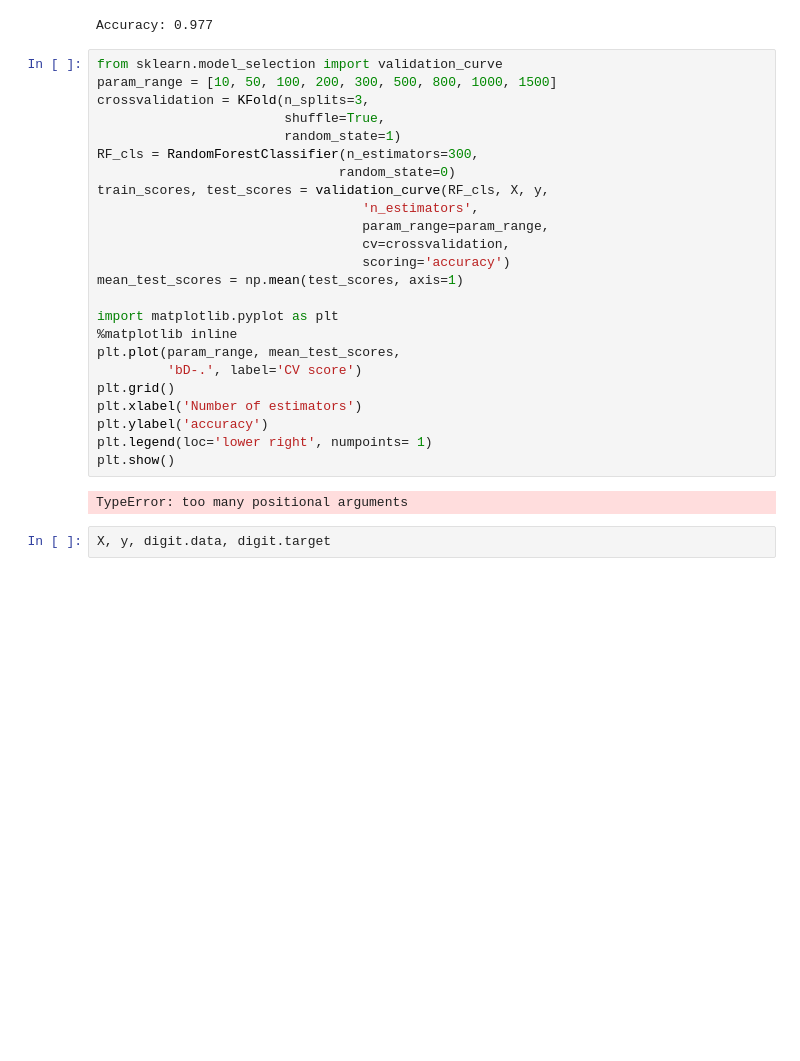
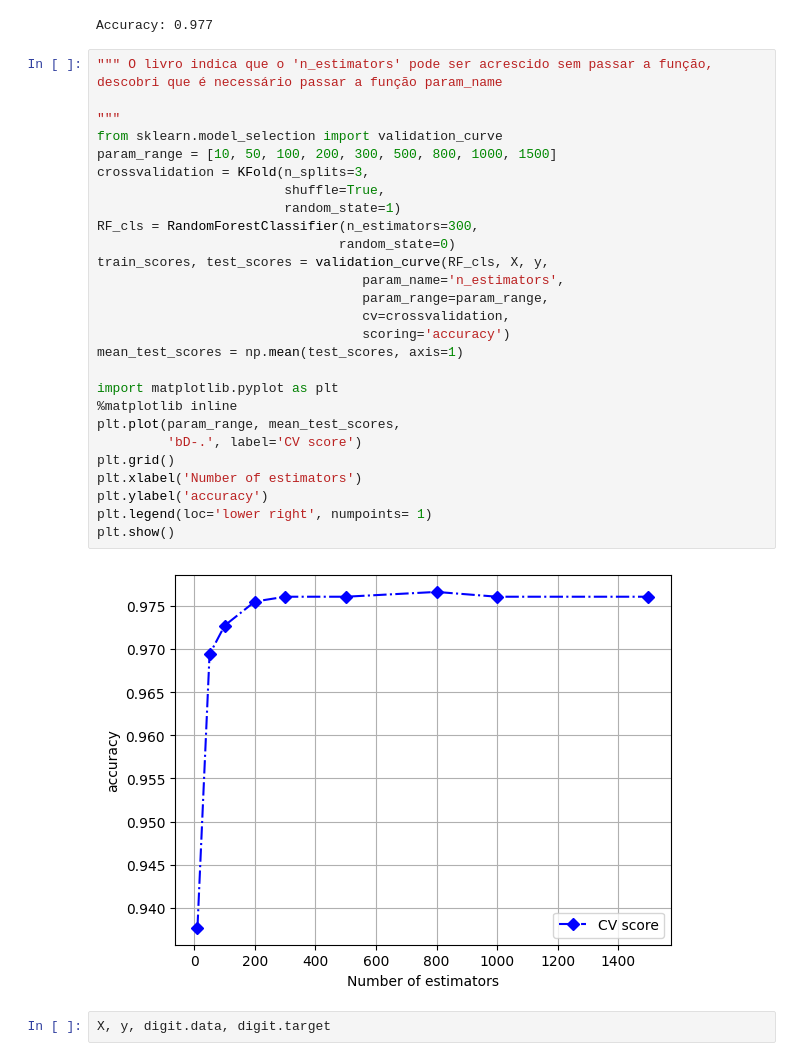
Before and after one commit to ThiagoA-Menezes/P4DS4D2, a Jupyter notebook: Python Codes from the book/P4DS4D2_20_Power_of_Many.ipynb, the cells around one changed output. Saved outputs shown, nothing was run; the diff lists cells and outputs as text; blank space fills up the shorter version.

```diff
--- a/Python Codes from the book/P4DS4D2_20_Power_of_Many.ipynb
+++ b/Python Codes from the book/P4DS4D2_20_Power_of_Many.ipynb
@@ -44,31 +44,34 @@ print('Accuracy: %.3f' % score)
 # %% [output]
 Accuracy: 0.977
 # %%
+""" O livro indica que o 'n_estimators' pode ser acrescido sem passar a função, descobri que é necessário passar a função param_name
+
+"""
 from sklearn.model_selection import validation_curve
 param_range = [10, 50, 100, 200, 300, 500, 800, 1000, 1500]
 crossvalidation = KFold(n_splits=3,
                         shuffle=True,
                         random_state=1)
 RF_cls = RandomForestClassifier(n_estimators=300,
                                random_state=0)
 train_scores, test_scores = validation_curve(RF_cls, X, y,
-                                  'n_estimators',
+                                  param_name='n_estimators',
                                   param_range=param_range,
                                   cv=crossvalidation,
                                   scoring='accuracy')
 mean_test_scores = np.mean(test_scores, axis=1)
 
 import matplotlib.pyplot as plt
 %matplotlib inline
 plt.plot(param_range, mean_test_scores,
          'bD-.', label='CV score')
 plt.grid()
 plt.xlabel('Number of estimators')
 plt.ylabel('accuracy')
 plt.legend(loc='lower right', numpoints= 1)
 plt.show()
 # %% [output]
-TypeError: too many positional arguments
+[figure, added]
 # %%
 X, y, digit.data, digit.target
 # %% [output]
```
